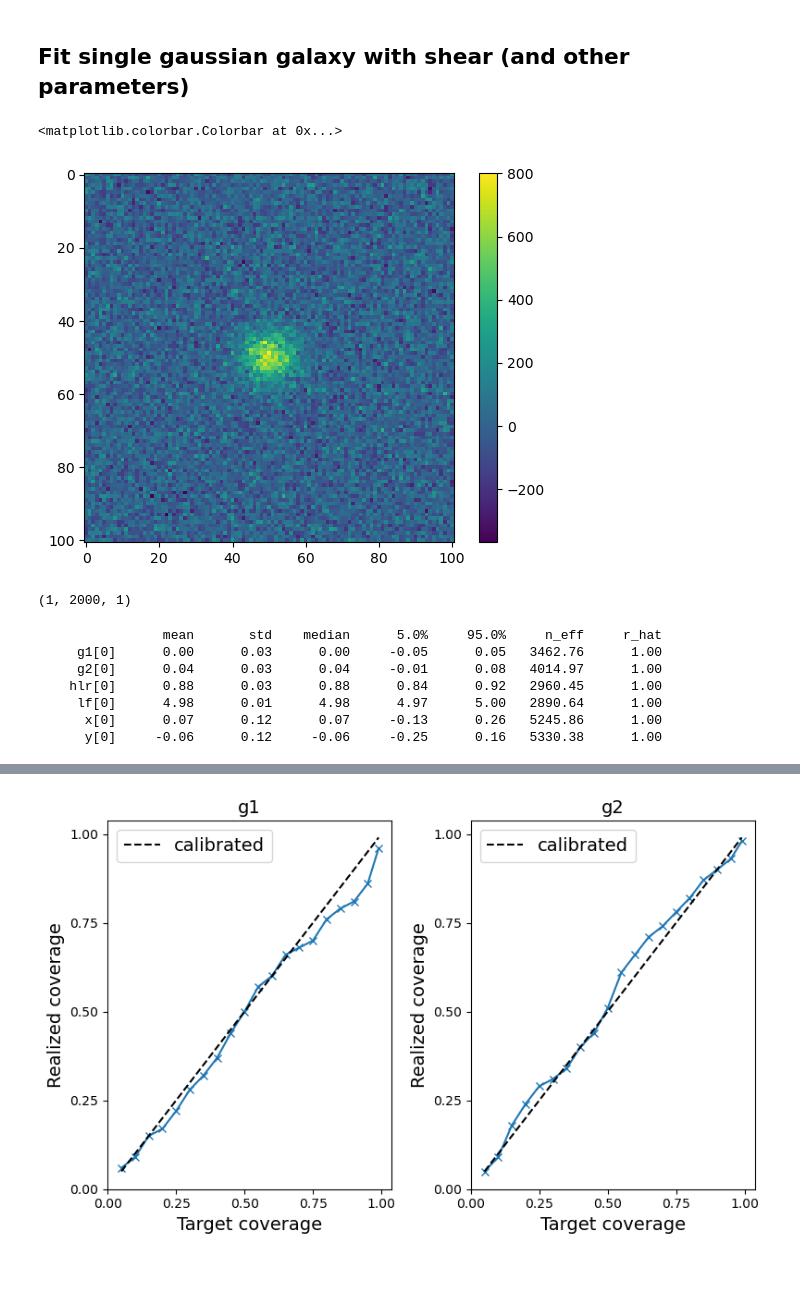
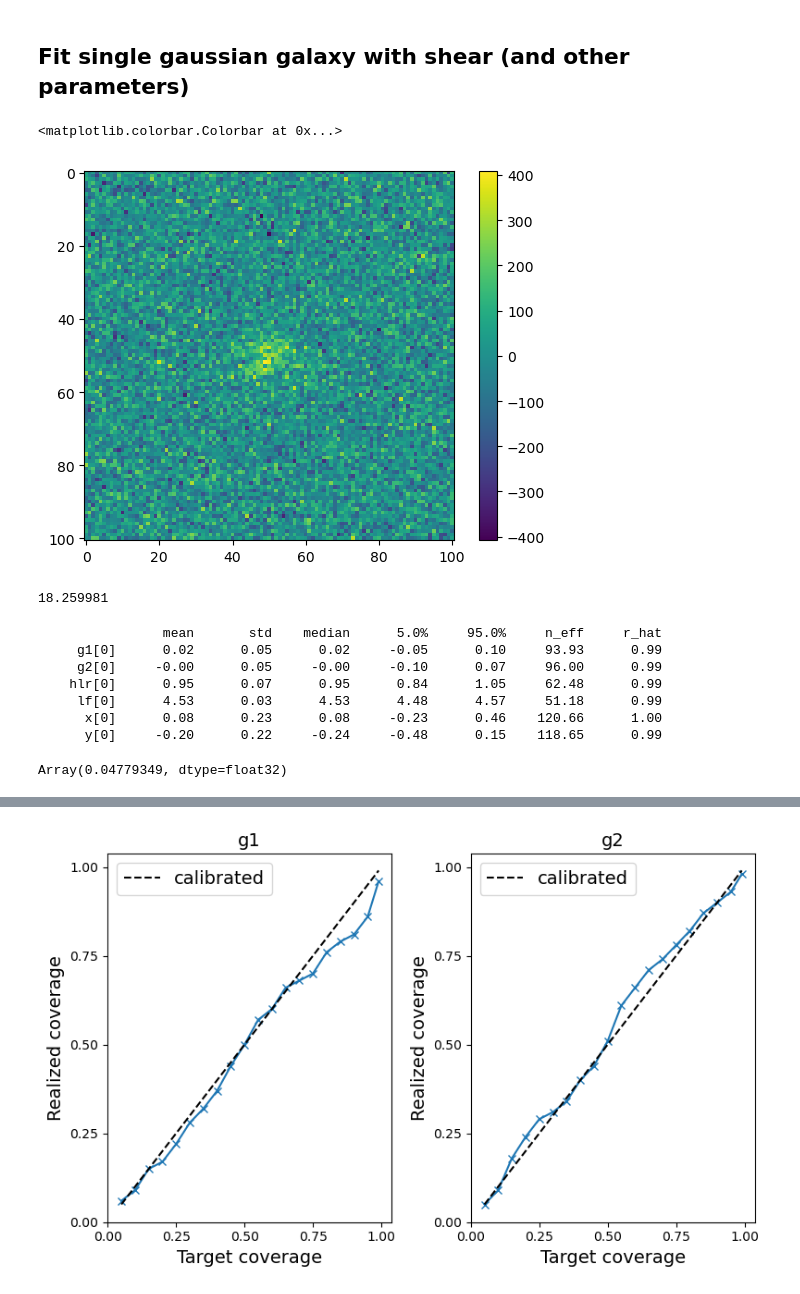
Before and after one commit to LSSTDESC/BPD, a Jupyter notebook: notebooks/fit-single-gal.ipynb, the cells around one changed output, grey strips where cells are left out. Saved outputs shown, nothing was run; the diff lists cells and outputs as text; code cells hidden in the pictures.

```diff
--- a/notebooks/fit-single-gal.ipynb
+++ b/notebooks/fit-single-gal.ipynb
@@ -44,7 +51,7 @@ BACKGROUND = 1e4
 
 # galaxy
 TRUE_HLR = 0.9
-LOG_TRUE_FLUX = 5
+LOG_TRUE_FLUX = 4.5
 TRUE_FLUX = 10**LOG_TRUE_FLUX
 TRUE_X = 0.
 TRUE_Y = 0.
@@ -86,14 +93,19 @@ def draw_gal(lf, hlr, x, y, g1, g2):
 # %%
 # check error is very small on true thingies
 TRUE_IMAGE = _draw_gal()
-im, _ = add_noise(TRUE_IMAGE, nf=1)
+im, _ = add_noise(TRUE_IMAGE, BACKGROUND)
 arr = im
 # - draw_gal(**TRUE_PARAMS_ARR)
 plt.imshow(arr[0])
 plt.colorbar()
 # %% [output]
 <matplotlib.colorbar.Colorbar at 0x...>
-[figure, old version]
+[figure, new version]
+# %%
+x1 = TRUE_IMAGE
+np.sqrt(np.sum( (x1 * x1) / (x1 + BACKGROUND)))
+# %% [output]
+18.259981
 # %%
 def prob_model(data):
     batch_dim, _, _ = data.shape
@@ -114,17 +126,20 @@ rng_key = random.PRNGKey(42)
 mcmc.run(rng_key, data=data)
 # %%
 samples = mcmc.get_samples()
+samples = {k:v[:,0] for k,v in samples.items()}
-# %% [output]
-(1, 2000, 1)
 # %%
-print_summary(mcmc.get_samples())
+print_summary(mcmc.get_samples(), group_by_chain=False)
 # %% [output]
                 mean       std    median      5.0%     95.0%     n_eff     r_hat
-     g1[0]      0.00      0.03      0.00     -0.05      0.05   3462.76      1.00
-     g2[0]      0.04      0.03      0.04     -0.01      0.08   4014.97      1.00
-    hlr[0]      0.88      0.03      0.88      0.84      0.92   2960.45      1.00
-     lf[0]      4.98      0.01      4.98      4.97      5.00   2890.64      1.00
-      x[0]      0.07      0.12      0.07     -0.13      0.26   5245.86      1.00
-      y[0]     -0.06      0.12     -0.06     -0.25      0.16   5330.38      1.00
+     g1[0]      0.02      0.05      0.02     -0.05      0.10     93.93      0.99
+     g2[0]     -0.00      0.05     -0.00     -0.10      0.07     96.00      0.99
+    hlr[0]      0.95      0.07      0.95      0.84      1.05     62.48      0.99
+     lf[0]      4.53      0.03      4.53      4.48      4.57     51.18      0.99
+      x[0]      0.08      0.23      0.08     -0.23      0.46    120.66      1.00
+      y[0]     -0.20      0.22     -0.24     -0.48      0.15    118.65      0.99
+# %%
+samples['g1'].std()
+# %% [output]
+Array(0.04779349, dtype=float32)
 # %%
 # example of corner plots
```
Also changed, not shown: parts of 5 cells of this notebook, 1 other file.
